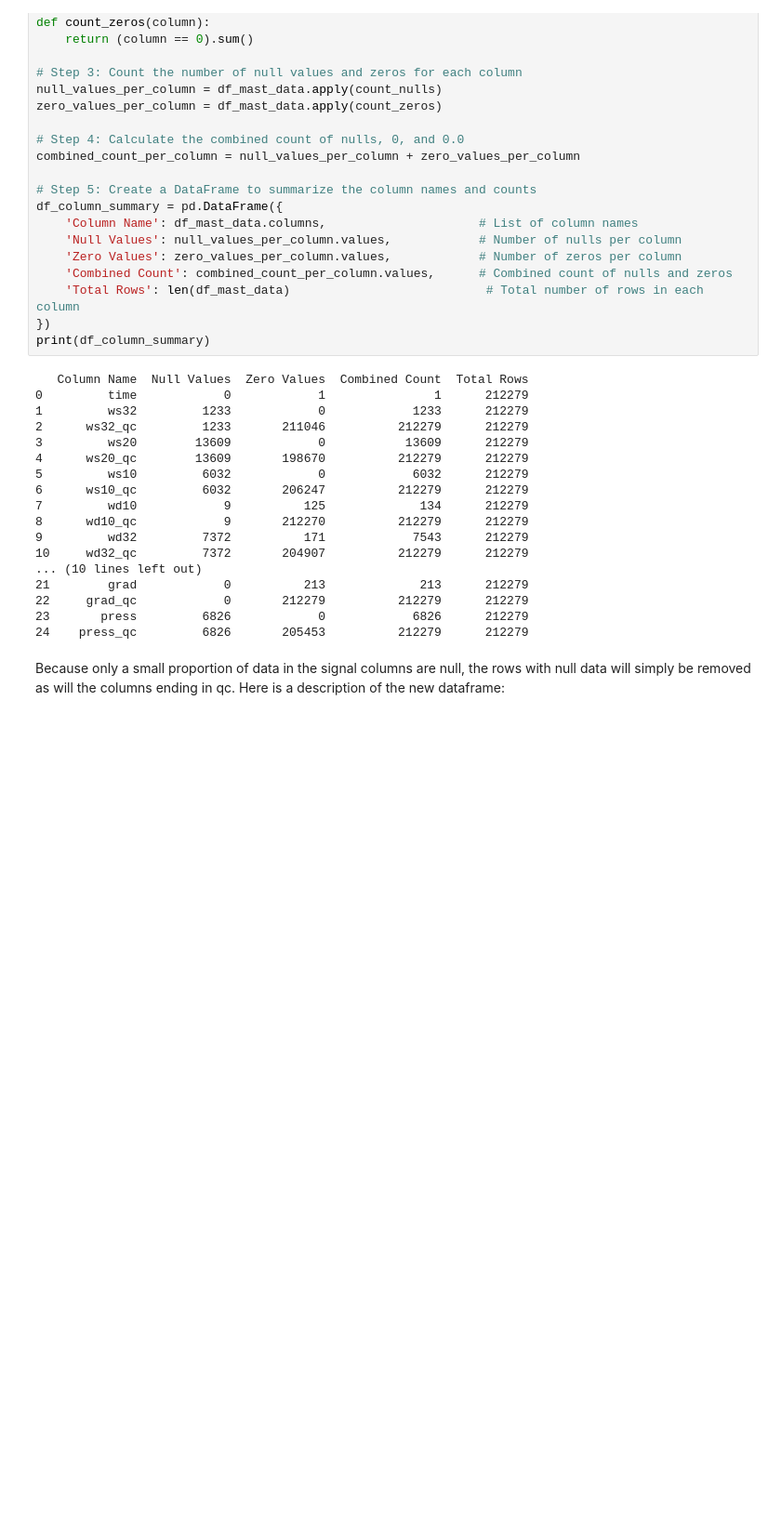
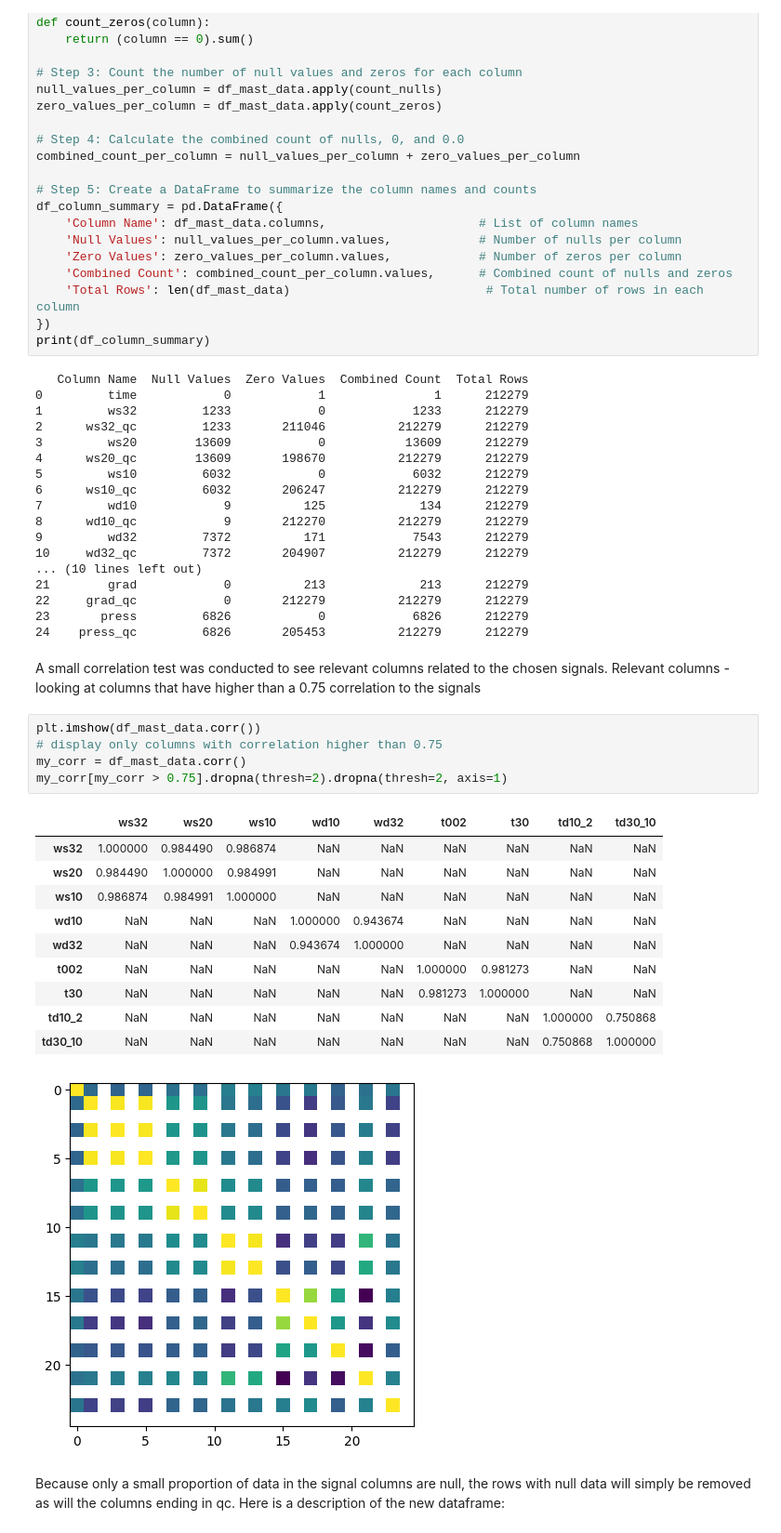
Before and after one commit to EarthOddity/mal-assignments, a Jupyter notebook: Assignment 3/3. Vestas - Predicting Wind Speed Using Borglum.ipynb, the cells around one changed output. Shown at 93% size. Drawn from its saved outputs; the diff is of its cells as text; blank space fills up the shorter version.

Commit message:
Adding Meso-data

```diff
--- a/Assignment 3/3. Vestas - Predicting Wind Speed Using Borglum.ipynb
+++ b/Assignment 3/3. Vestas - Predicting Wind Speed Using Borglum.ipynb
@@ -207,6 +207,26 @@ print(df_column_summary)
 22     grad_qc            0       212279          212279      212279
 23       press         6826            0            6826      212279
 24    press_qc         6826       205453          212279      212279
+# %% [markdown]
+A small correlation test was conducted to see relevant columns related to the chosen signals.
+ Relevant columns - looking at columns that have higher than a 0.75 correlation to the signals
+# %%
+plt.imshow(df_mast_data.corr())
+# display only columns with correlation higher than 0.75
+my_corr = df_mast_data.corr()
+my_corr[my_corr > 0.75].dropna(thresh=2).dropna(thresh=2, axis=1)
+# %% [output]
+|  | ws32 | ws20 | ws10 | wd10 | wd32 | t002 | t30 | td10_2 | td30_10 |
+| ws32 | 1.000000 | 0.984490 | 0.986874 | NaN | NaN | NaN | NaN | NaN | NaN |
+| ws20 | 0.984490 | 1.000000 | 0.984991 | NaN | NaN | NaN | NaN | NaN | NaN |
+| ws10 | 0.986874 | 0.984991 | 1.000000 | NaN | NaN | NaN | NaN | NaN | NaN |
+| wd10 | NaN | NaN | NaN | 1.000000 | 0.943674 | NaN | NaN | NaN | NaN |
+| wd32 | NaN | NaN | NaN | 0.943674 | 1.000000 | NaN | NaN | NaN | NaN |
+| t002 | NaN | NaN | NaN | NaN | NaN | 1.000000 | 0.981273 | NaN | NaN |
+| t30 | NaN | NaN | NaN | NaN | NaN | 0.981273 | 1.000000 | NaN | NaN |
+| td10_2 | NaN | NaN | NaN | NaN | NaN | NaN | NaN | 1.000000 | 0.750868 |
+| td30_10 | NaN | NaN | NaN | NaN | NaN | NaN | NaN | 0.750868 | 1.000000 |
+[figure, added]
 # %% [markdown]
 Because only a small proportion of data in the signal columns are null, the rows with null data will simply be removed
 as will the columns ending in qc. Here is a description of the new dataframe:
```
Also changed, not shown: parts of 28 cells of this notebook.
